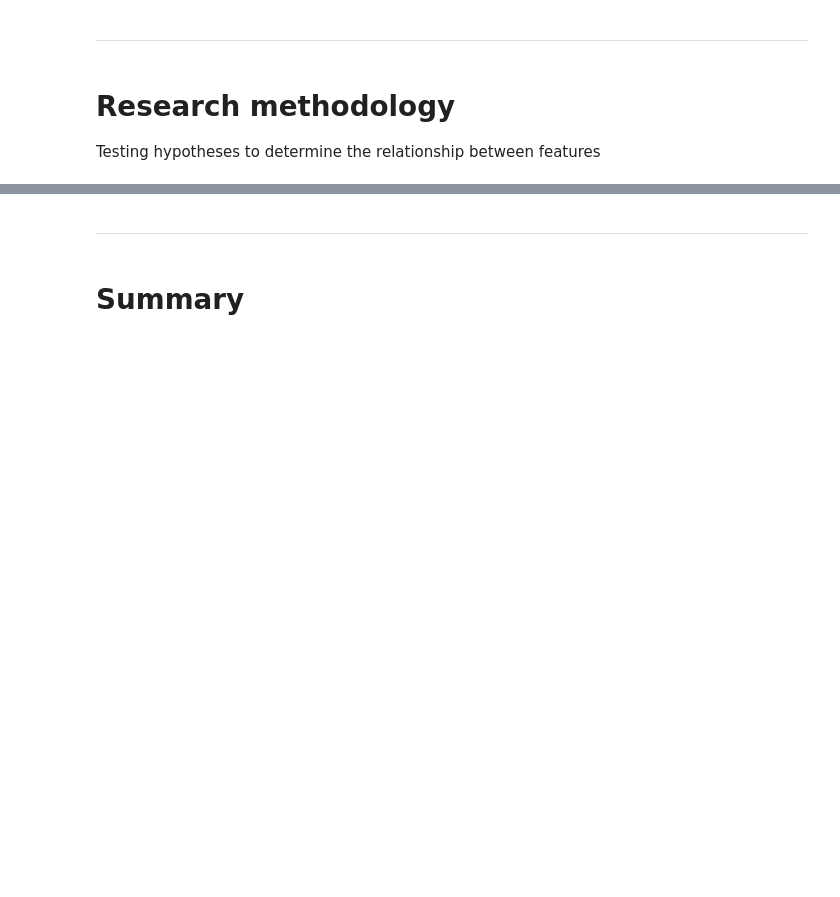
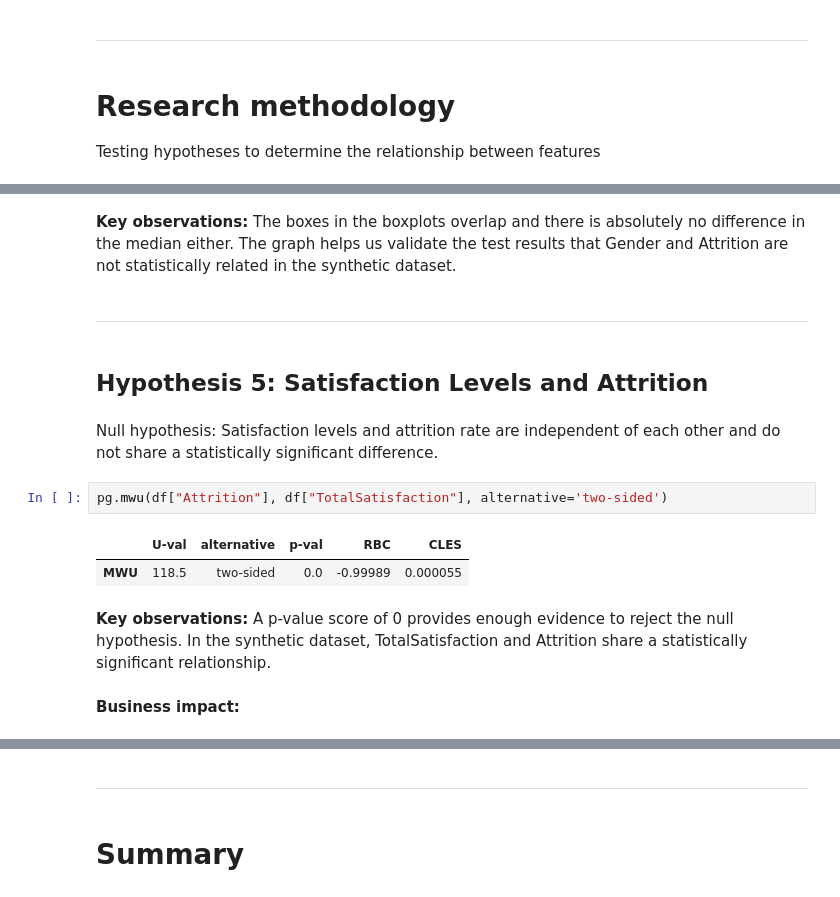
Before and after one commit to payal-kanani/hackathon2_predict_employee_attrition, a Jupyter notebook: jupyter_notebooks/predict_employee_attrition_transform.ipynb, the cells around one changed output, grey strips where cells are left out. Drawn from its saved outputs; the diff is of its cells as text; blank space fills up the shorter version.

```diff
--- a/jupyter_notebooks/predict_employee_attrition_transform.ipynb
+++ b/jupyter_notebooks/predict_employee_attrition_transform.ipynb
@@ -249,0 +278,17 @@ Business impact:
+# %% [markdown]
+**Key observations:** The boxes in the boxplots overlap and there is absolutely no difference in the median either. The graph helps us validate the test results that Gender and Attrition are not statistically related in the synthetic dataset.
+# %% [markdown]
+---
+# %% [markdown]
+## Hypothesis 5: Satisfaction Levels and Attrition
+# %% [markdown]
+Null hypothesis: Satisfaction levels and attrition rate are independent of each other and do not share a statistically significant difference.
+# %%
+pg.mwu(df["Attrition"], df["TotalSatisfaction"], alternative='two-sided')
+# %% [output]
+|  | U-val | alternative | p-val | RBC | CLES |
+| MWU | 118.5 | two-sided | 0.0 | -0.99989 | 0.000055 |
+# %% [markdown]
+**Key observations:** A p-value score of 0 provides enough evidence to reject the null hypothesis. In the synthetic dataset, TotalSatisfaction and Attrition share a statistically significant relationship.
+# %% [markdown]
+**Business impact:**
```
Also changed, not shown: parts of 24 cells of this notebook.
